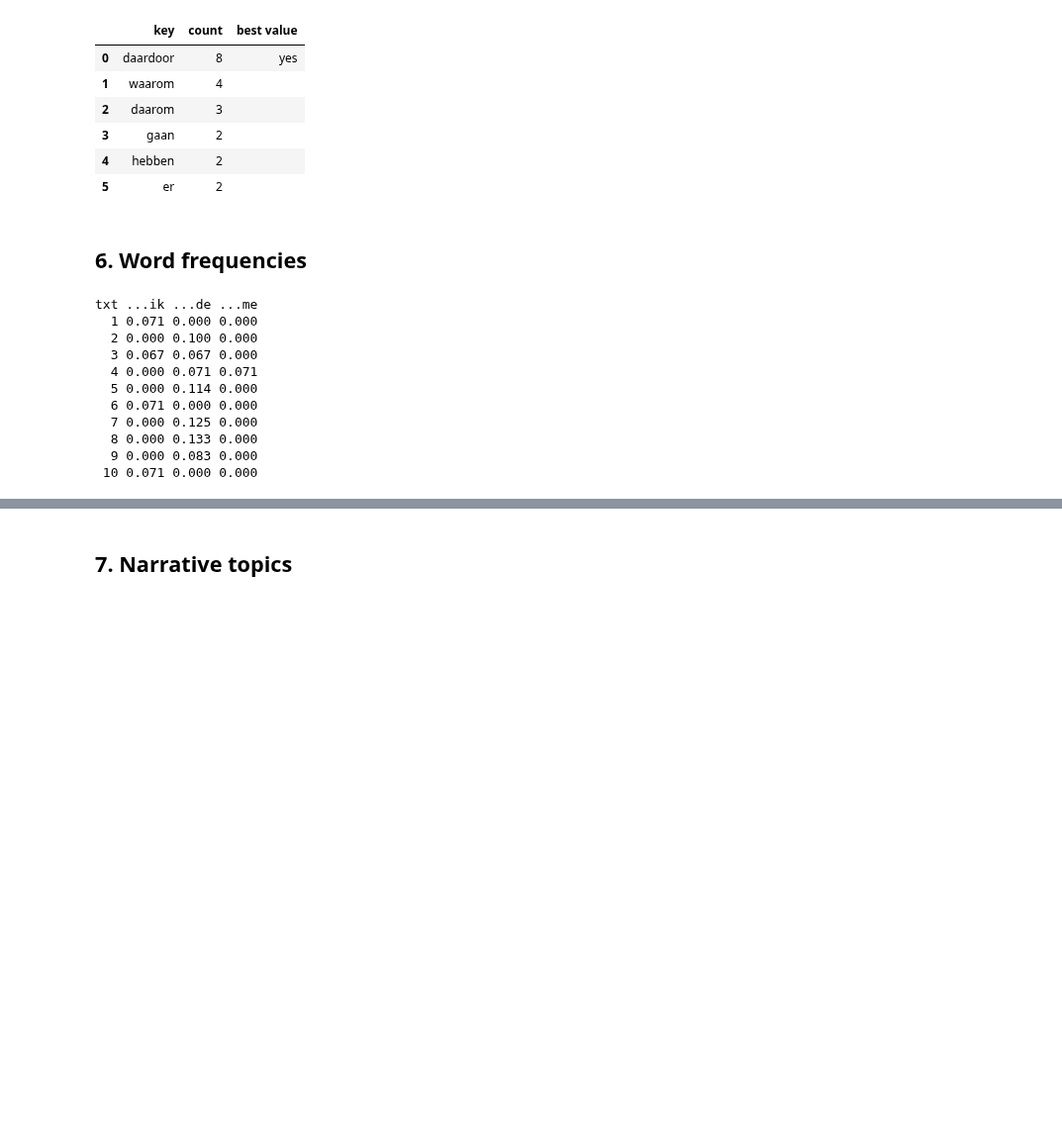
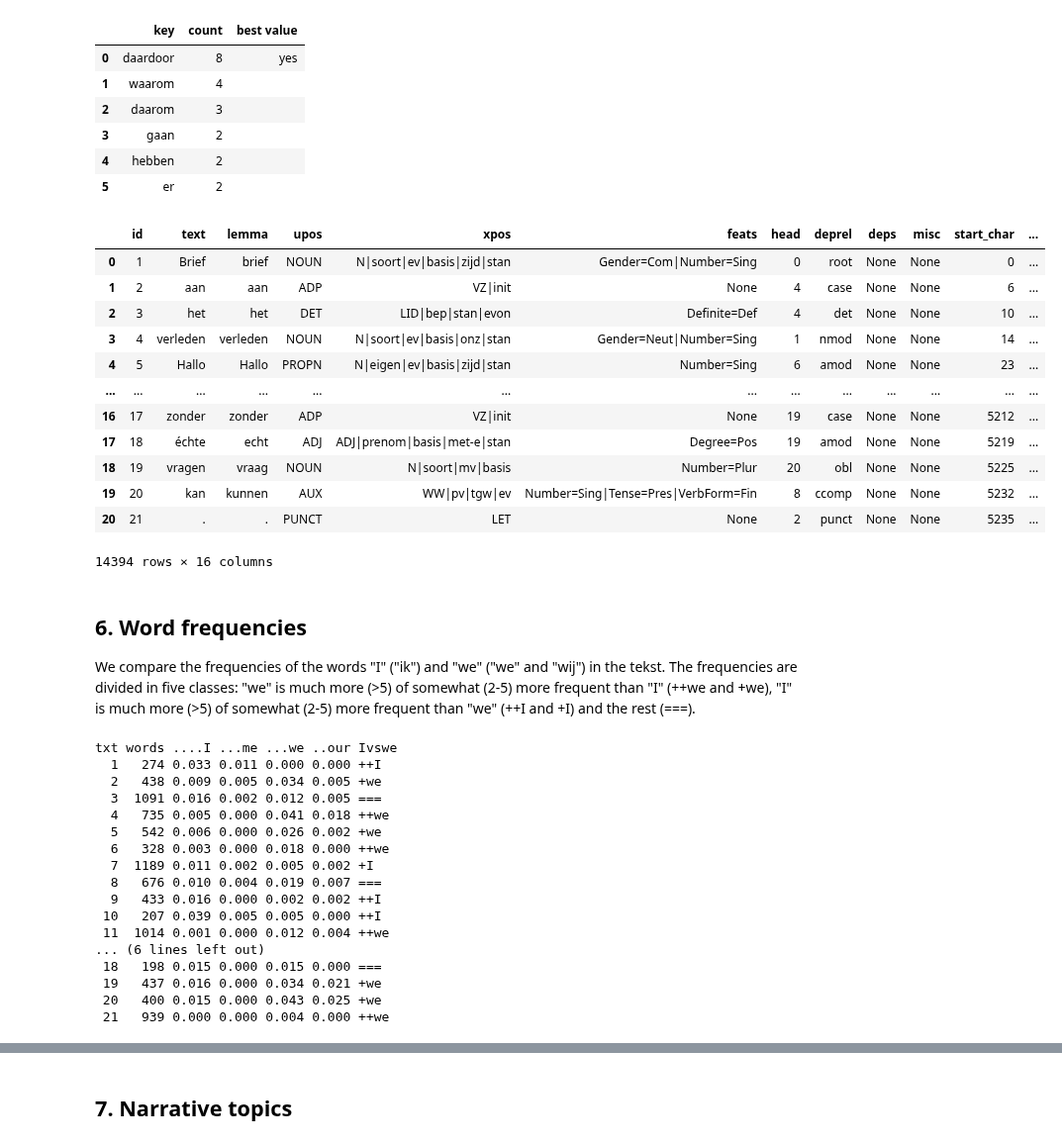
Before and after one commit to navigating-stories/notebooks, a Jupyter notebook: stroll_srl_test.ipynb, the cells around one changed output, grey strips where cells are left out. Shown at 99% size. Cells and saved outputs as stored; diff of their text form; code cells hidden in the pictures; blank space fills up the shorter version.

```diff
--- a/stroll_srl_test.ipynb
+++ b/stroll_srl_test.ipynb
@@ -535,6 +537,7 @@ file_names = sorted(os.listdir(FILE_DIR))
 
 all_srl_data = pd.DataFrame([])
 all_nlp_data = pd.DataFrame([])
+letter_lengths = []
 for file_name in file_names:
     if re.search(r"\.txt$", file_name):
         letter_id = re.sub(r"\.txt$", "", file_name)
@@ -542,6 +545,7 @@ for file_name in file_names:
         text, nlp_table_df, srl_table_df = analyze_letter(letter_id)
         all_srl_data = pd.concat([all_srl_data, srl_table_df])
         all_nlp_data = pd.concat([all_nlp_data, nlp_table_df])
+        letter_lengths.append((len(srl_table_df), len(nlp_table_df)))
 # %% [output]
 21
 duplicate role for Arg1 [21]: dat and inzicht
@@ -625,5 +629,23 @@ show_results(get_causes(all_srl_data)).loc[:5,]
 | 3 | gaan | 2 |  |
 | 4 | hebben | 2 |  |
 | 5 | er | 2 |  |
+# %%
+all_nlp_data
+# %% [output]
+|  | id | text | lemma | upos | xpos | feats | head | deprel | deps | misc | start_char | ... |
+| 0 | 1 | Brief | brief | NOUN | N|soort|ev|basis|zijd|stan | Gender=Com|Number=Sing | 0 | root | None | None | 0 | ... |
+| 1 | 2 | aan | aan | ADP | VZ|init | None | 4 | case | None | None | 6 | ... |
+| 2 | 3 | het | het | DET | LID|bep|stan|evon | Definite=Def | 4 | det | None | None | 10 | ... |
+| 3 | 4 | verleden | verleden | NOUN | N|soort|ev|basis|onz|stan | Gender=Neut|Number=Sing | 1 | nmod | None | None | 14 | ... |
+| 4 | 5 | Hallo | Hallo | PROPN | N|eigen|ev|basis|zijd|stan | Number=Sing | 6 | amod | None | None | 23 | ... |
+| ... | ... | ... | ... | ... | ... | ... | ... | ... | ... | ... | ... | ... |
+| 16 | 17 | zonder | zonder | ADP | VZ|init | None | 19 | case | None | None | 5212 | ... |
+| 17 | 18 | échte | echt | ADJ | ADJ|prenom|basis|met-e|stan | Degree=Pos | 19 | amod | None | None | 5219 | ... |
+| 18 | 19 | vragen | vraag | NOUN | N|soort|mv|basis | Number=Plur | 20 | obl | None | None | 5225 | ... |
+| 19 | 20 | kan | kunnen | AUX | WW|pv|tgw|ev | Number=Sing|Tense=Pres|VerbForm=Fin | 8 | ccomp | None | None | 5232 | ... |
+| 20 | 21 | . | . | PUNCT | LET | None | 2 | punct | None | None | 5235 | ... |
+14394 rows × 16 columns
 # %% [markdown]
 ## 6. Word frequencies
+
+We compare the frequencies of the words "I" ("ik") and "we" ("we" and "wij") in the tekst. The frequencies are divided in five classes: "we" is much more (>5) of somewhat (2-5) more frequent than "I" (++we and +we), "I" is much more (>5) of somewhat (2-5) more frequent than "we" (++I and +I) and the rest (===).
@@ -630,13 +680,21 @@ show_results(get_causes(all_srl_data)).loc[:5,]
 # %%
-counters = { "word": 0, "I": 0, "the": 0, "me": 0 }
+counters = { "word": 0, "I": 0, "the": 0, "me": 0 , "we": 0, "our": 0 }
 last_id = 0
 text_id = 1
-print("txt ...ik ...de ...me")
-for i, row in list(all_nlp_data.iterrows())[:171]:
-    if row.name < last_id:
-        print(f"{text_id:3} {counters['I']/counters['word']:0.3f} {counters['the']/counters['word']:0.3f} {counters['me']/counters['word']:0.3f}")
-        counters = { "word": 0, "I": 0, "the": 0, "me": 0 }
+word_id = 0
+I_vs_we = dict_class()
+print("txt words ....I ...me ...we ..our Ivswe")
+for i, row in list(all_nlp_data.iterrows()):
+    if word_id >= letter_lengths[text_id-1][1]:
+        freq_i = counters['I']/counters['word']
+        freq_we = counters['we']/counters['word']
+        print(f"{text_id:3} {letter_lengths[text_id-1][1]:5} {freq_i:0.3f} {counters['me']/counters['word']:0.3f} " +
+               f"{freq_we:0.3f} {counters['our']/counters['word']:0.3f} {compare_we(freq_i, freq_we):4}")
+        I_vs_we.add(compare_we(freq_i, freq_we))
+        counters = { "word": 0, "I": 0, "the": 0, "me": 0, "we": 0, "our": 0 }
         text_id += 1
+        word_id = 0
+    word_id += 1
     last_id = row.name
     counters["word"] += 1
     if row["lemma"] == "ik":
@@ -645,17 +703,32 @@ for i, row in list(all_nlp_data.iterrows())[:171]:
         counters["the"] += 1
     if row["lemma"] == "me" or row["lemma"] == "mij":
         counters["me"] += 1
+    if row["lemma"] == "we" or row["lemma"] == "wij":
+        counters["we"] += 1
+    if row["lemma"] == "ons" or row["lemma"] == "onze":
+        counters["our"] += 1
+
 if counters["word"] > 0:
-    print(f"{text_id:3} {counters['I']/counters['word']:0.3f} {counters['the']/counters['word']:0.3f} {counters['me']/counters['word']:0.3f}")
+    freq_i = counters['I']/counters['word']
+    freq_we = counters['we']/counters['word']
+    print(f"{text_id:3} {letter_lengths[text_id-1][1]:5} {freq_i:0.3f} {counters['me']/counters['word']:0.3f} " +
+           f"{freq_we:0.3f} {counters['our']/counters['word']:0.3f} {compare_we(freq_i, freq_we):4}")
+    I_vs_we.add(compare_we(freq_i, freq_we))
 # %% [output]
-txt ...ik ...de ...me
-  1 0.071 0.000 0.000
-  2 0.000 0.100 0.000
-  3 0.067 0.067 0.000
-  4 0.000 0.071 0.071
-  5 0.000 0.114 0.000
-  6 0.071 0.000 0.000
-  7 0.000 0.125 0.000
-  8 0.000 0.133 0.000
-  9 0.000 0.083 0.000
- 10 0.071 0.000 0.000
+txt words ....I ...me ...we ..our Ivswe
+  1   274 0.033 0.011 0.000 0.000 ++I
+  2   438 0.009 0.005 0.034 0.005 +we
+  3  1091 0.016 0.002 0.012 0.005 ===
+  4   735 0.005 0.000 0.041 0.018 ++we
+  5   542 0.006 0.000 0.026 0.002 +we
+  6   328 0.003 0.000 0.018 0.000 ++we
+  7  1189 0.011 0.002 0.005 0.002 +I
+  8   676 0.010 0.004 0.019 0.007 ===
+  9   433 0.016 0.000 0.002 0.002 ++I
+ 10   207 0.039 0.005 0.005 0.000 ++I
+ 11  1014 0.001 0.000 0.012 0.004 ++we
+... (6 lines left out)
+ 18   198 0.015 0.000 0.015 0.000 ===
+ 19   437 0.016 0.000 0.034 0.021 +we
+ 20   400 0.015 0.000 0.043 0.025 +we
+ 21   939 0.000 0.000 0.004 0.000 ++we
```
Also changed, not shown: parts of 6 cells of this notebook.
